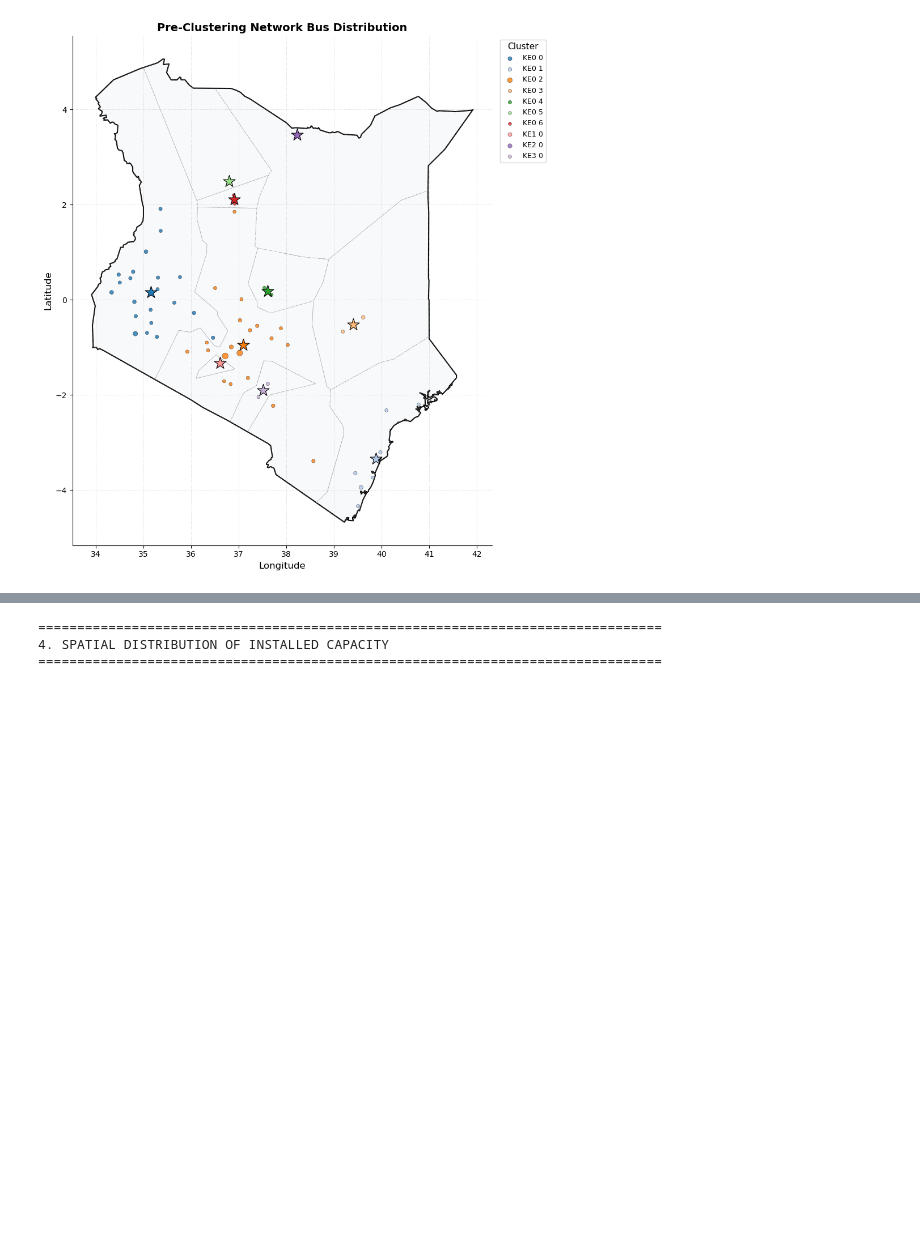
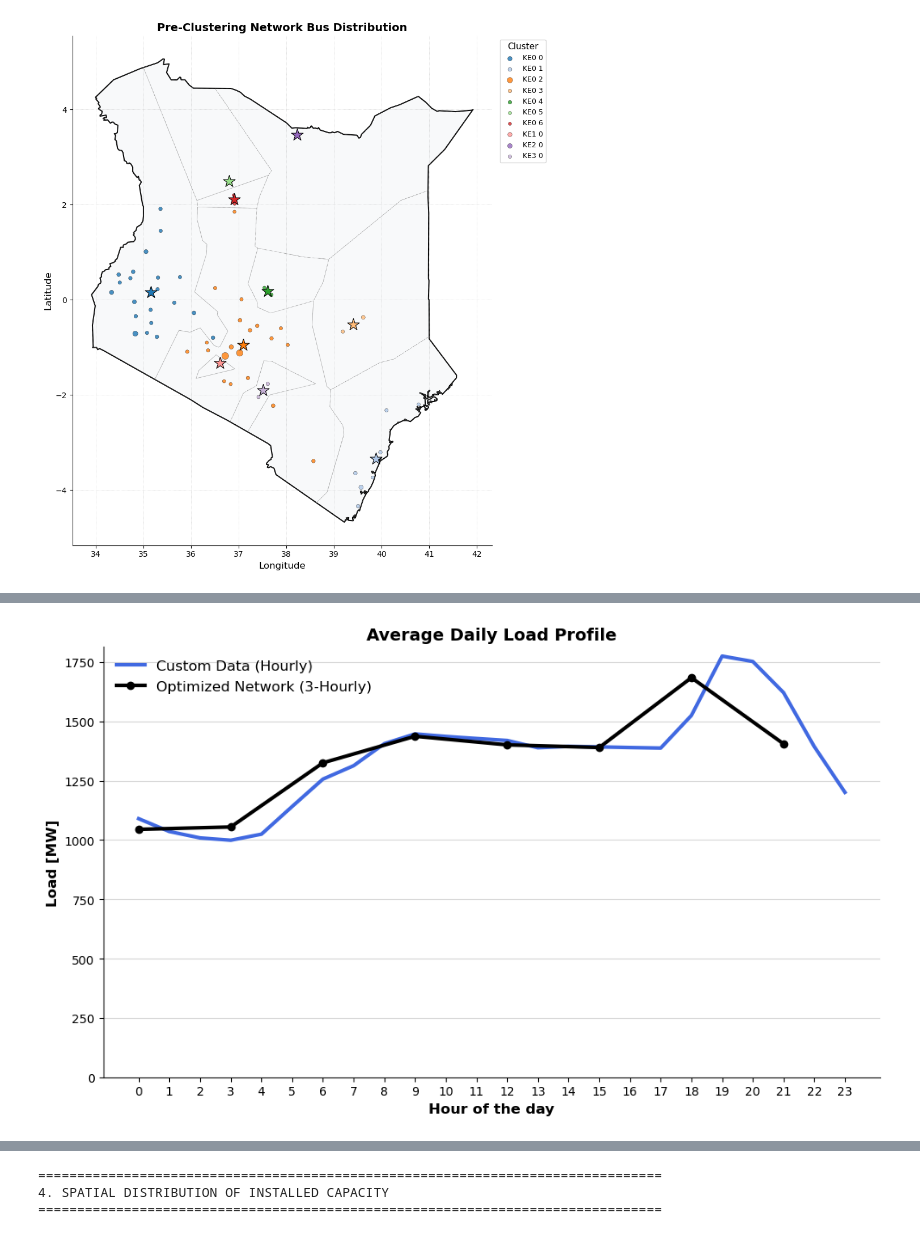
Before and after one commit to DevSingal/PyPSA-earth_Kenya, a Jupyter notebook: analysis/optimised_results_analysis.ipynb, the cells around one changed output, grey strips where cells are left out. Saved outputs shown, nothing was run; the diff lists cells and outputs as text; code cells hidden in the pictures; blank space fills up the shorter version.

```diff
--- a/analysis/optimised_results_analysis.ipynb
+++ b/analysis/optimised_results_analysis.ipynb
@@ -214,0 +255,63 @@ Total Final Capacity by Technology (MW):
+# %%
+import matplotlib.pyplot as plt
+import pandas as pd
+from pandas.plotting import register_matplotlib_converters
+
+# 1. Register pandas converters
+register_matplotlib_converters()
+
+# 2. Extract the total timeseries for both
+total_custom_ts = df_custom.sum(axis=1)
+total_network_ts = n_solved.loads_t.p_set.sum(axis=1)
+
+# 3. Force both indices to be proper Datetime objects (timezone naive)
+total_custom_ts.index = pd.to_datetime(total_custom_ts.index).tz_localize(None)
+total_network_ts.index = pd.to_datetime(total_network_ts.index).tz_localize(None)
+
+# 4. Group by the hour of the day (0 to 23) and calculate the mean
+custom_daily_profile = total_custom_ts.groupby(total_custom_ts.index.hour).mean()
+network_daily_profile = total_network_ts.groupby(total_network_ts.index.hour).mean()
+
+# 5. Set up the figure
+plt.figure(figsize=(10, 6))
+
+# 6. Plot Custom Data (Hourly -> 24 points)
+plt.plot(
+    custom_daily_profile.index,
+    custom_daily_profile.values,
+    color='royalblue',
+    linewidth=3,
+    label='Custom Data (Hourly)'
+)
+
+# 7. Plot Optimized Network Data (3-Hourly -> 8 points)
+# Adding markers ('o') helps visualize where the 3-hour chunks actually sit
+plt.plot(
+    network_daily_profile.index,
+    network_daily_profile.values,
+    color='black',
+    linewidth=3,
+    marker='o',
+    label='Optimized Network (3-Hourly)'
+)
+
+# 8. Formatting to match the provided Excel-style image
+plt.title("Average Daily Load Profile", fontsize=14, fontweight='bold')
+plt.xlabel("Hour of the day", fontsize=12, fontweight='bold')
+plt.ylabel("Load [MW]", fontsize=12, fontweight='bold')
+
+# Ensure x-axis shows all 24 hours ticks (0 to 23)
+plt.xticks(range(0, 24))
+
+# Set y-axis lower limit to 0 to match the scale in your image
+plt.ylim(bottom=0)
+
+# Add horizontal grid lines similar to the image
+plt.grid(axis='y', linestyle='-', alpha=0.5)
+
+# Add legend and render
+plt.legend(fontsize=12, frameon=False)
+plt.tight_layout()
+plt.show()
+# %% [output]
+[figure, added]
```
Also changed, not shown: parts of 7 cells of this notebook, 17 other files.
